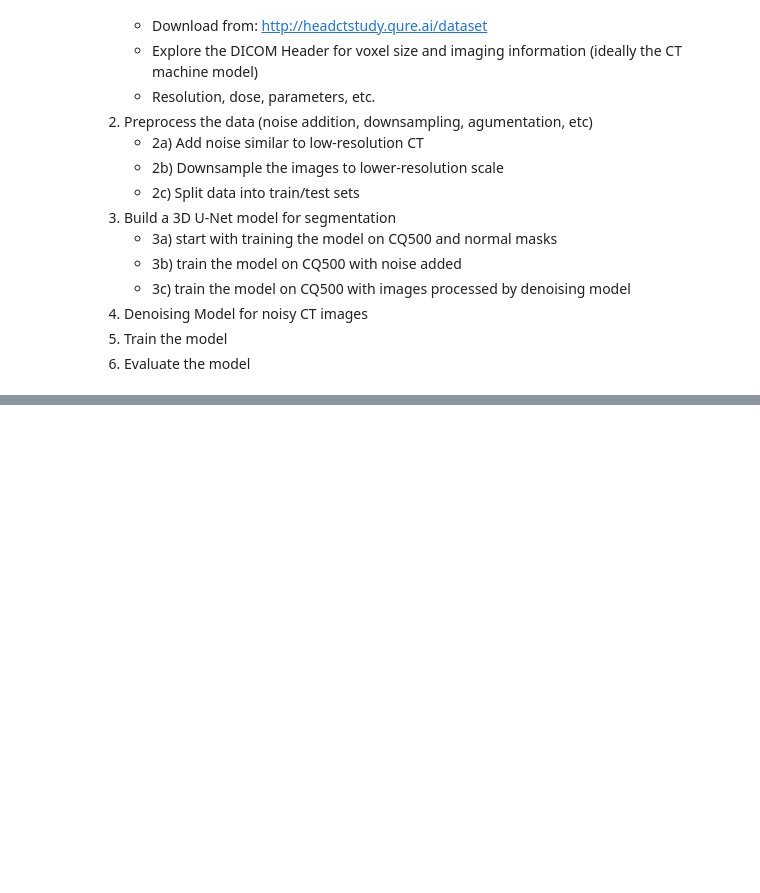
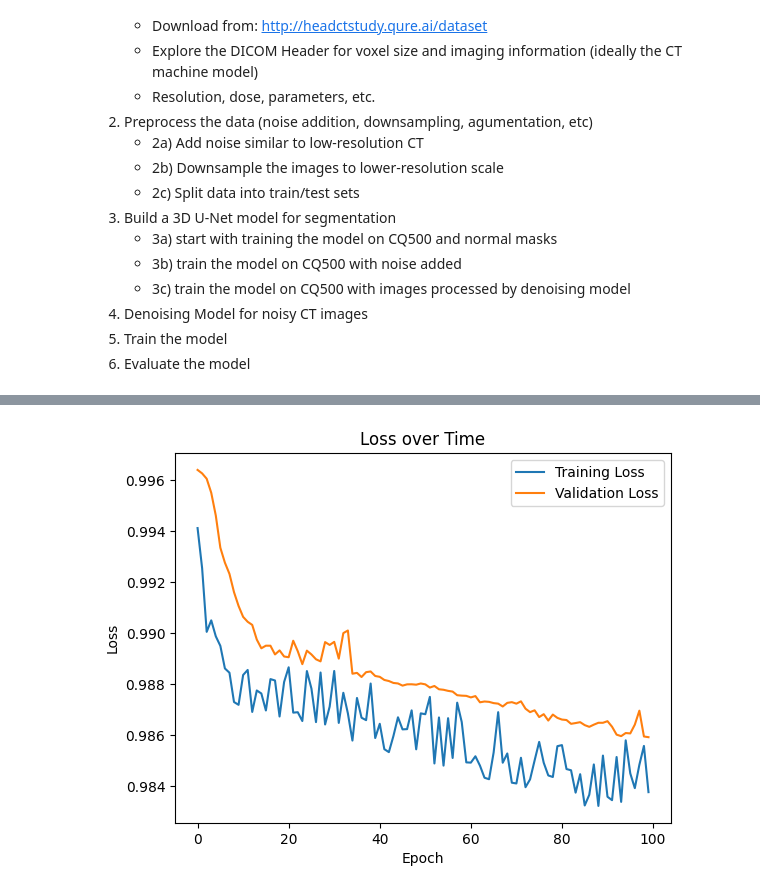
Before and after one commit to alexanderdsmith/BIOE486_CTSeg, a Jupyter notebook: BioE Final Project.ipynb, the cells around one changed output, grey strips where cells are left out. Drawn from its saved outputs; the diff is of its cells as text; code cells hidden in the pictures; blank space fills up the shorter version.

Commit message:
trainable model

```diff
--- a/BioE Final Project.ipynb
+++ b/BioE Final Project.ipynb
@@ -198,5 +176,5 @@ def load_dicom_series_volumes(base_directory, idx):
 
 # Usage example
 base_directory = '/media/hal9000/Database/CQ500_extracted'  # Adjust this path
-dicom_volumes = load_dicom_series_volumes(base_directory, 50)
+dicom_volumes = load_dicom_series_volumes(base_directory, 2)
 print(f"Number of series with loaded volumes: {len(dicom_volumes)}")
@@ -280,0 +356,13 @@ visualize_3d_mask(volume_mask)
+# %%
+class CTScanDataset(Dataset):
+    def __init__(self, data):
+        self.data = data
+
+    def __len__(self):
+        return len(self.data)
+
+    def __getitem__(self, idx):
+        uid, data = list(self.data.items())[idx]
+        image = np.array(data['images'])  # Convert memmap to regular numpy array
+        mask = np.array(data['mask'])  # Convert memmap to regular numpy array
+        return image, mask
@@ -294,0 +542,13 @@ visualize_3d_mask(volume_mask)
+# %%
+device = torch.device("cuda" if torch.cuda.is_available() else "cpu")
+print("Device: ", device)
+model = UNet3D(n_channels=1, n_classes=1).to(device)
+#criterion = DiceLoss()
+criterion = DiceLoss()
+optimizer = torch.optim.Adam(model.parameters(), lr=1e-4)
+num_epochs = 100
+loss = 0.0
+loss_history = []
+val_loss_history = []
+def to_grayscale(images):
+    return images.mean(dim=1, keepdim=True).squeeze(1)
@@ -294,0 +557,5 @@ visualize_3d_mask(volume_mask)
+# %%
+# garbace collection to prevent gpu memory overflow
+gc.collect()
+model = None
+torch.cuda.empty_cache()
@@ -294,0 +649,11 @@ visualize_3d_mask(volume_mask)
+# %%
+# Plotting the loss history and validation loss history
+plt.plot(loss_history, label='Training Loss')
+plt.plot(val_loss_history, label='Validation Loss')
+plt.xlabel('Epoch')
+plt.ylabel('Loss')
+plt.title('Loss over Time')
+plt.legend()
+plt.show()
+# %% [output]
+[figure, added]
```
Also changed, not shown: parts of 14 cells of this notebook.
